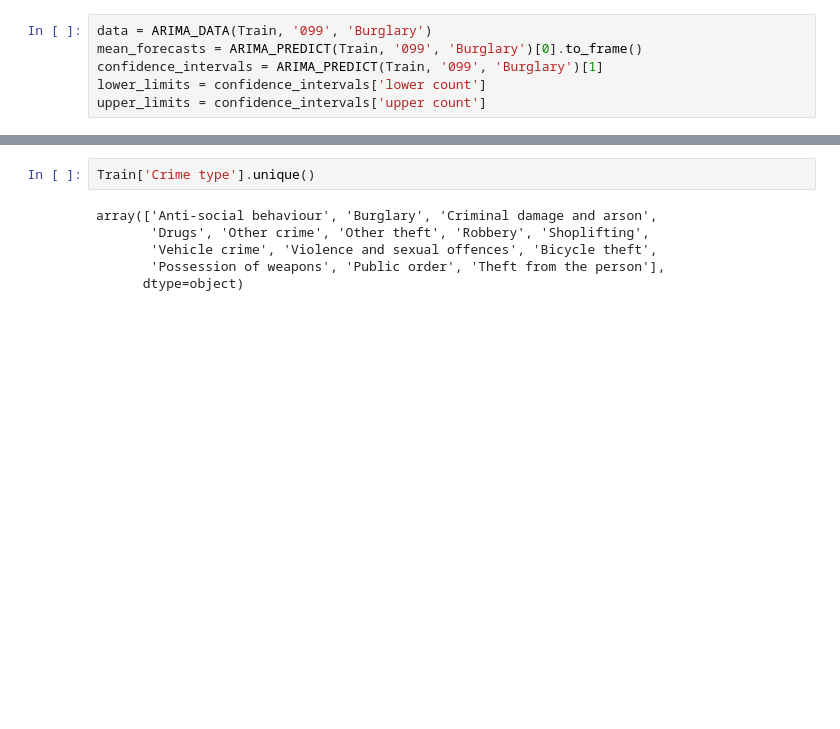
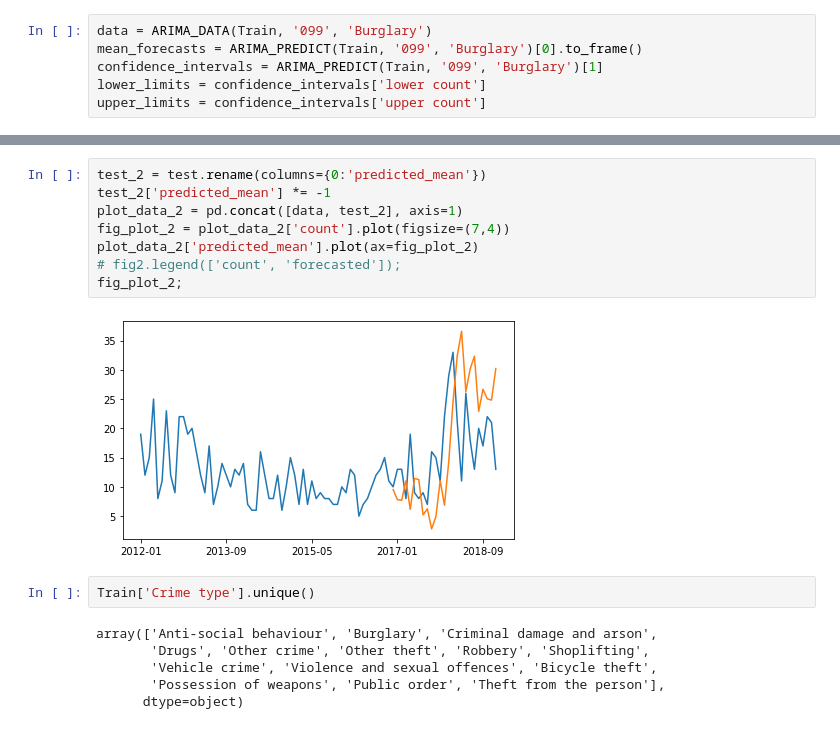
Before and after one commit to njitsh/Data-Challenge-2, a Jupyter notebook: Model.ipynb, the cells around one changed output, grey strips where cells are left out. Cells and saved outputs as stored; diff of their text form; blank space fills up the shorter version.

```diff
--- a/Model.ipynb
+++ b/Model.ipynb
@@ -261,3 +299,13 @@ fig_plot_2
+# %%
+test_2 = test.rename(columns={0:'predicted_mean'})
+test_2['predicted_mean'] *= -1
+plot_data_2 = pd.concat([data, test_2], axis=1)
+fig_plot_2 = plot_data_2['count'].plot(figsize=(7,4))
+plot_data_2['predicted_mean'].plot(ax=fig_plot_2)
+# fig2.legend(['count', 'forecasted']);
+fig_plot_2;
+# %% [output]
+[figure, added]
 # %%
 Train['Crime type'].unique()
 # %% [output]
```
Also changed, not shown: parts of 13 cells of this notebook.
